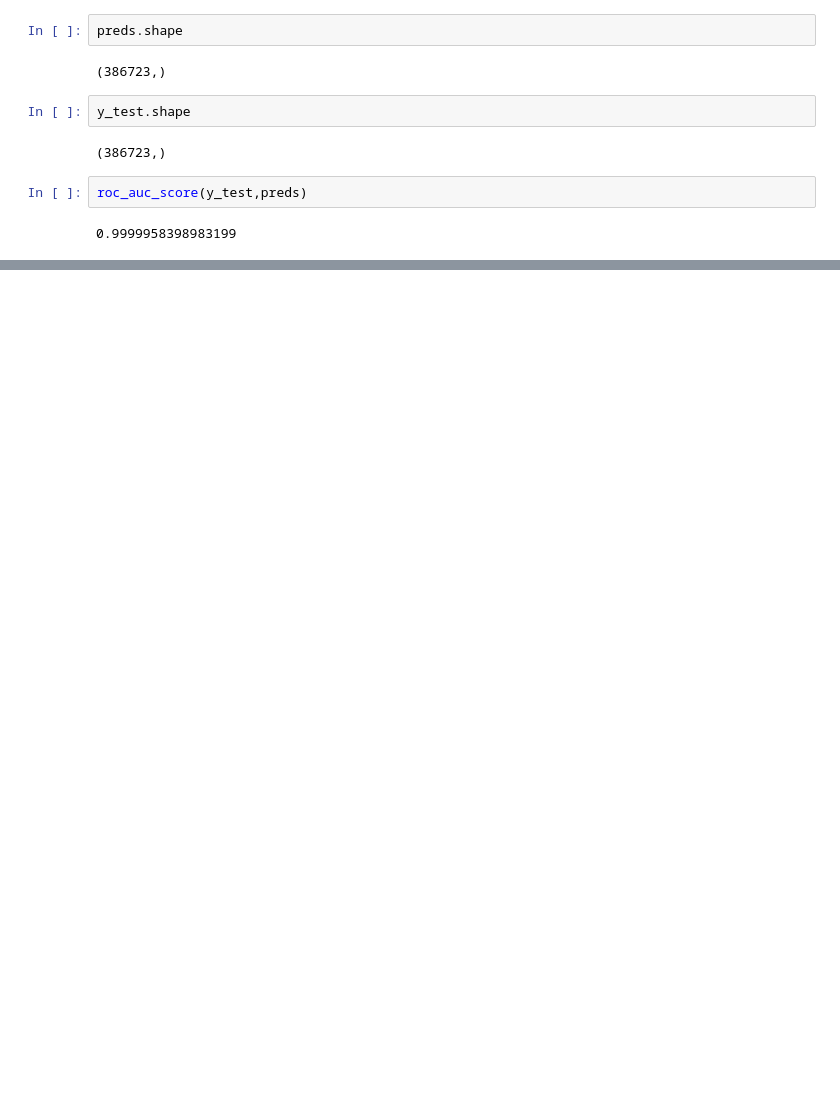
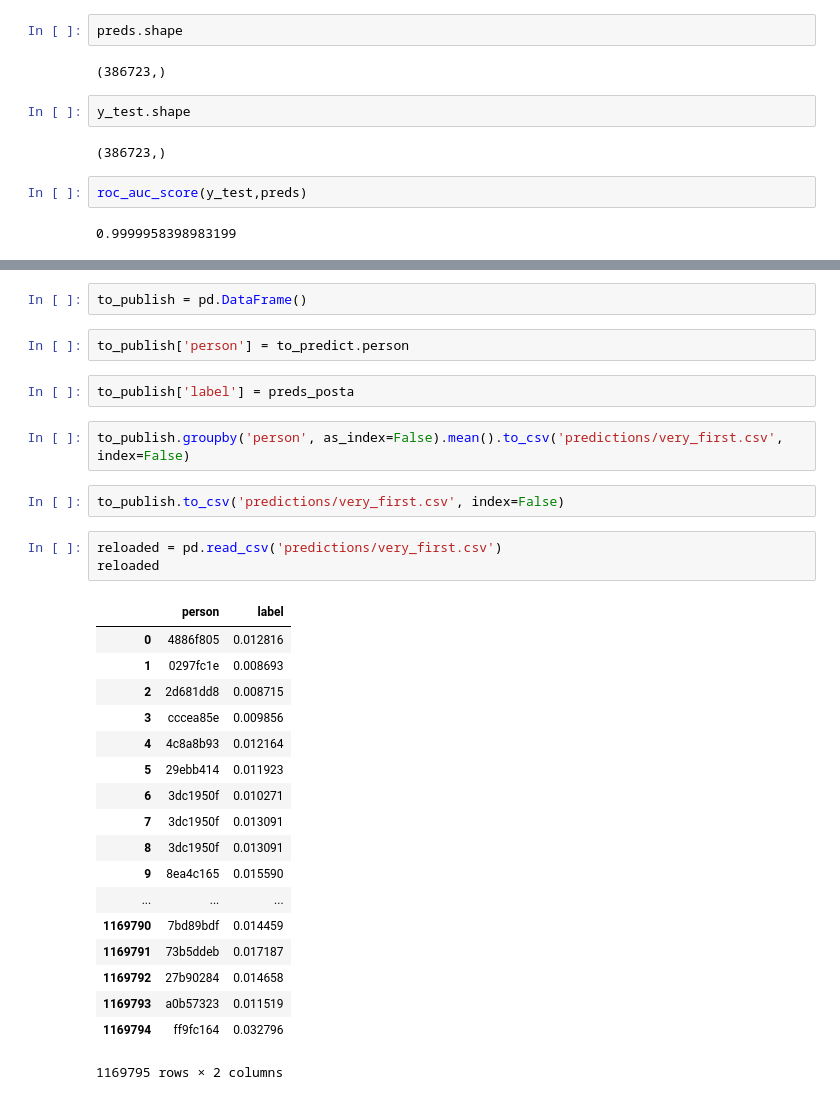
Before and after one commit to rozanecm/7506_ml, a Jupyter notebook: Untitled1.ipynb, the cells around one changed output, grey strips where cells are left out. Drawn from its saved outputs; the diff is of its cells as text; blank space fills up the shorter version.

Commit message:
complete for first submit

```diff
--- a/Untitled1.ipynb
+++ b/Untitled1.ipynb
@@ -739,0 +747,32 @@ roc_auc_score(y_test,preds)
+# %%
+to_publish = pd.DataFrame()
+# %%
+to_publish['person'] = to_predict.person
+# %%
+to_publish['label'] = preds_posta
+# %%
+to_publish.groupby('person', as_index=False).mean().to_csv('predictions/very_first.csv', index=False)
+# %%
+to_publish.to_csv('predictions/very_first.csv', index=False)
+# %%
+reloaded = pd.read_csv('predictions/very_first.csv')
+reloaded
+# %% [output]
+|  | person | label |
+| 0 | 4886f805 | 0.012816 |
+| 1 | 0297fc1e | 0.008693 |
+| 2 | 2d681dd8 | 0.008715 |
+| 3 | cccea85e | 0.009856 |
+| 4 | 4c8a8b93 | 0.012164 |
+| 5 | 29ebb414 | 0.011923 |
+| 6 | 3dc1950f | 0.010271 |
+| 7 | 3dc1950f | 0.013091 |
+| 8 | 3dc1950f | 0.013091 |
+| 9 | 8ea4c165 | 0.015590 |
+| ... | ... | ... |
+| 1169790 | 7bd89bdf | 0.014459 |
+| 1169791 | 73b5ddeb | 0.017187 |
+| 1169792 | 27b90284 | 0.014658 |
+| 1169793 | a0b57323 | 0.011519 |
+| 1169794 | ff9fc164 | 0.032796 |
+1169795 rows × 2 columns
```
Also changed, not shown: parts of 2 cells of this notebook.
